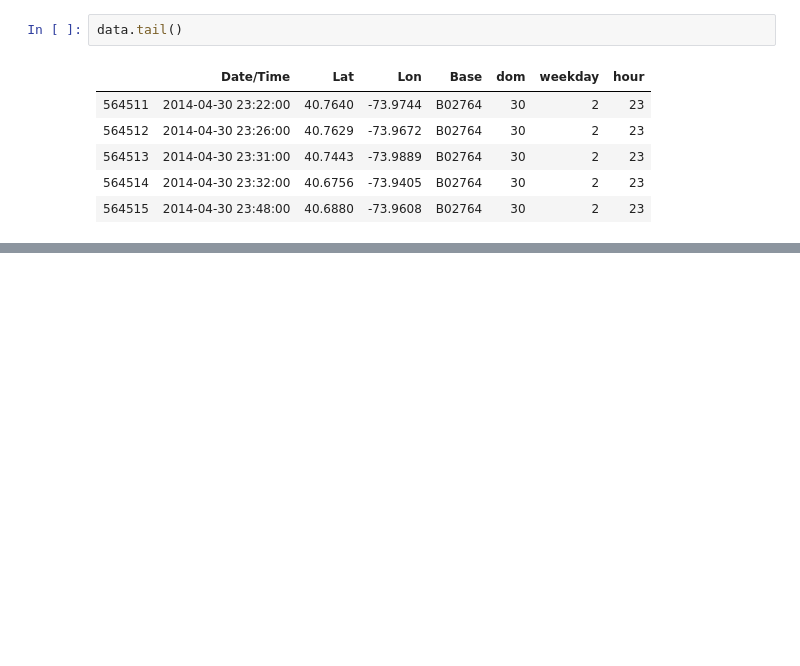
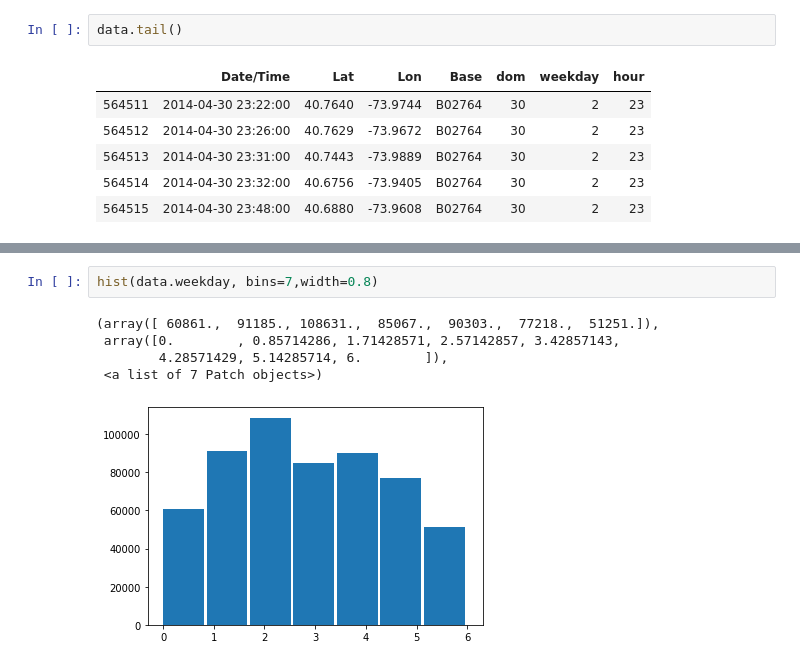
Before and after one commit to LobarBadalova/uber_data_analysis, a Jupyter notebook: Uber.ipynb, the cells around one changed output, grey strips where cells are left out. Cells and saved outputs as stored; diff of their text form; blank space fills up the shorter version.

```diff
--- a/Uber.ipynb
+++ b/Uber.ipynb
@@ -96,0 +131,8 @@ Name: weekday, Length: 564516, dtype: int64
+# %%
+hist(data.weekday, bins=7,width=0.8)
+# %% [output]
+(array([ 60861.,  91185., 108631.,  85067.,  90303.,  77218.,  51251.]),
+ array([0.        , 0.85714286, 1.71428571, 2.57142857, 3.42857143,
+        4.28571429, 5.14285714, 6.        ]),
+ <a list of 7 Patch objects>)
+[figure, added]
```
Also changed, not shown: parts of 15 cells of this notebook.
